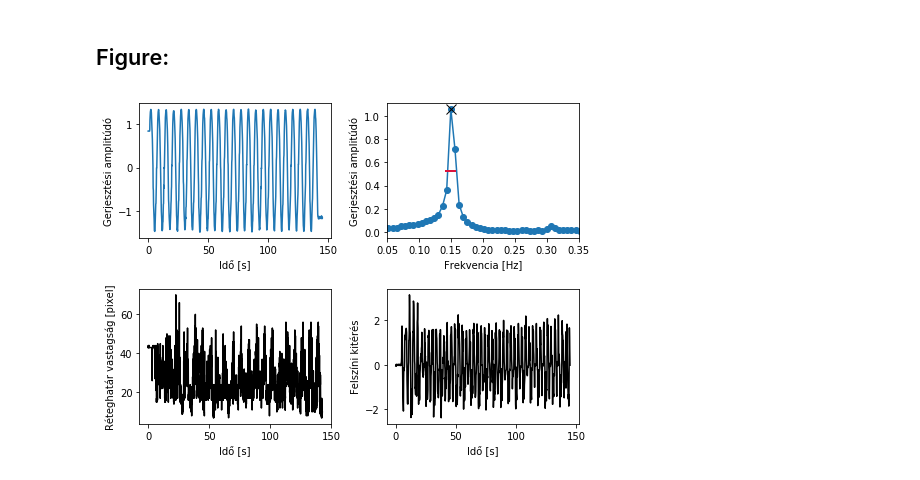
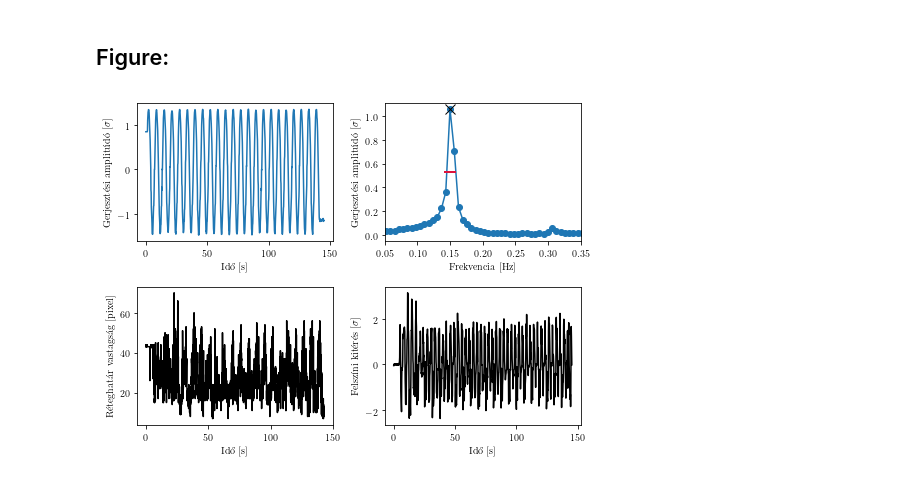
Before and after one commit to balintkaszas/boSchlieren, a Jupyter notebook: 0511_noramp.ipynb, the cells around one changed output. Cells and saved outputs as stored; diff of their text form; code cells hidden in the pictures.

```diff
--- a/0511_noramp.ipynb
+++ b/0511_noramp.ipynb
@@ -27,5 +27,12 @@ from scipy.signal import argrelextrema
 
 import matplotlib.pyplot as plt
 from scipy.signal import find_peaks, peak_widths
-#%cd "D:\Interfacial Waves resonance videos 0430"
 framerate = 29.18
+
+
+from matplotlib import rc
+import matplotlib
+#plt.switch_backend('agg')
+rc('font', **{'family': 'serif', 'serif': ['Computer Modern']})
+rc('text', usetex=True)
+matplotlib.rcParams['text.latex.unicode']=True
@@ -445,34 +455,34 @@ driving = np.loadtxt('C:/Users/balin/Docs/boSchlieren/data0419/timeseries/drivin
 surface = np.loadtxt('C:/Users/balin/Docs/boSchlieren/data0419/timeseries/surfaceresponse/%s' %e, skiprows=2)
 axes[0,0].plot(driving[:,0], normalize(driving[:,1]), '-')
 axes[1,1].plot(surface[:,0], normalize(surface[:,1]), '-', c='black')
 x = driving
 dt = x[:,0][1] - x[:,0][0]
 np_fft = np.fft.fft(normalize(x[:,1]))
 n_samples = len(x)
 T = dt*n_samples
 df = 1./T
 amplitudes = 2./n_samples * np.abs(np_fft)
 frequencies = np.fft.fftfreq(n_samples) * n_samples*df
 peaks, _ = find_peaks(amplitudes[:len(np_fft)//2], height = np.max(amplitudes)/2.)
 results_half = peak_widths(amplitudes[:len(np_fft)//2], peaks, rel_height=0.5)
 axes[0,1].plot(frequencies[:len(frequencies)//2], amplitudes[:len(np_fft)//2], '-o')
 axes[0,1].plot(frequencies[:len(frequencies)//2][peaks], amplitudes[:len(np_fft)//2][peaks], "x", c='black', markersize=10)
 axes[0,1].set_xlim(0.05, 0.35)
 drawLine(frequencies[:len(frequencies)//2][peaks[0]], amplitudes[:len(frequencies)//2][peaks[0]]/2., results_half[0][0]*df, axes[0,1])
 data = np.loadtxt('C:/Users/balin/Docs/boSchlieren/data0419/measured/%s.txt' %e)
 times = np.arange(0., len(data), 1)/29.18
 axes[1,0].plot(times, (data[:,1]), c='black')
 axes[0,0].set_xlabel('Idő [s]')
 axes[1,0].set_xlabel('Idő [s]')
 axes[1,1].set_xlabel('Idő [s]')
 axes[0,1].set_xlabel('Frekvencia [Hz]')
-axes[0,0].set_ylabel('Gerjesztési amplitúdó')
-axes[0,1].set_ylabel('Gerjesztési amplitúdó')
+axes[0,0].set_ylabel('Gerjesztési amplitúdó [$\sigma$]')
+axes[0,1].set_ylabel('Gerjesztési amplitúdó [$\sigma$]')
 axes[1,0].set_ylabel('Réteghatár vastagság [pixel]')
-axes[1,1].set_ylabel('Felszíni kitérés')
+axes[1,1].set_ylabel('Felszíni kitérés [$\sigma$]')
 ratio = 8./6.
 fig.set_size_inches(3.5*2, 3.5*2/ratio)
 fig.tight_layout()
 plt.savefig('timeseries.pdf', bbox_inches='tight')
 # %% [output]
-[figure, old version]
+[figure, new version]
```
Also changed, not shown: parts of 9 cells of this notebook, 3 other files.
